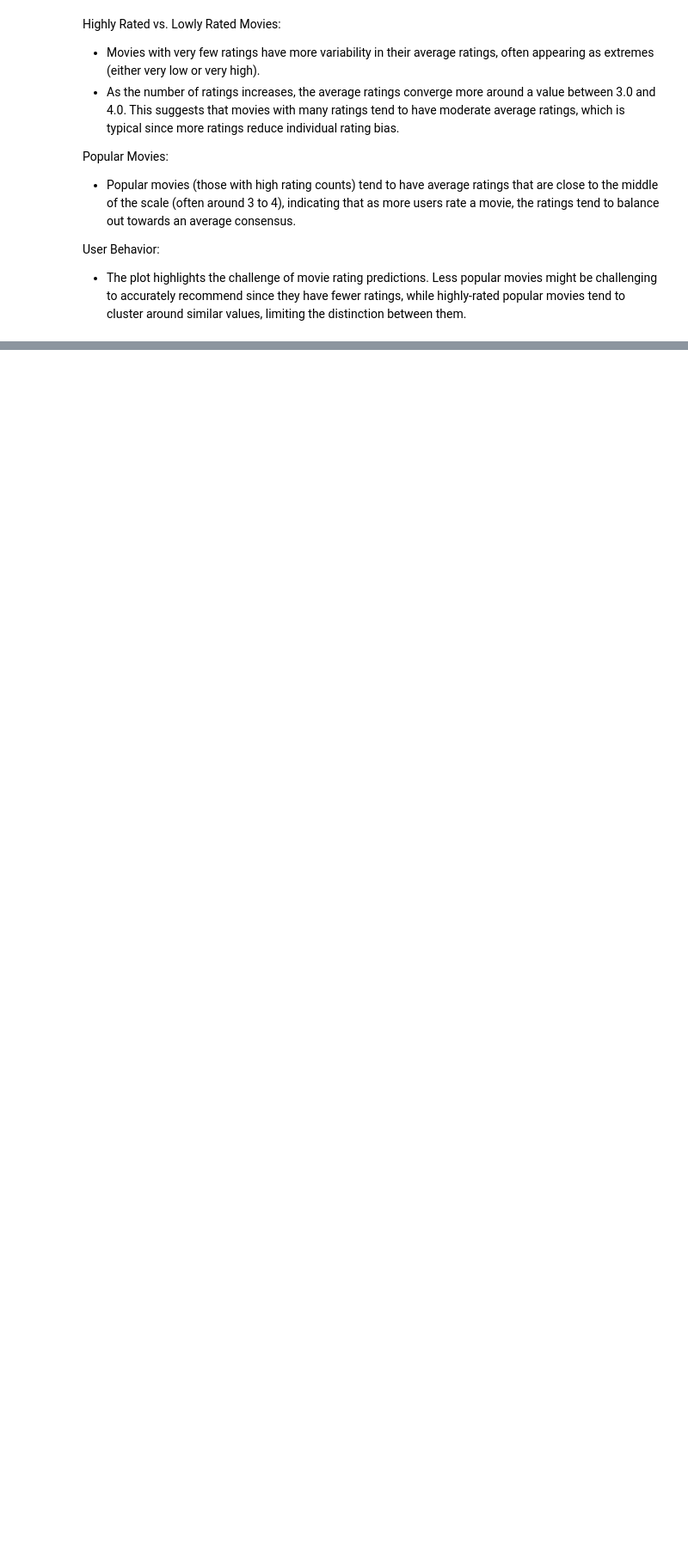
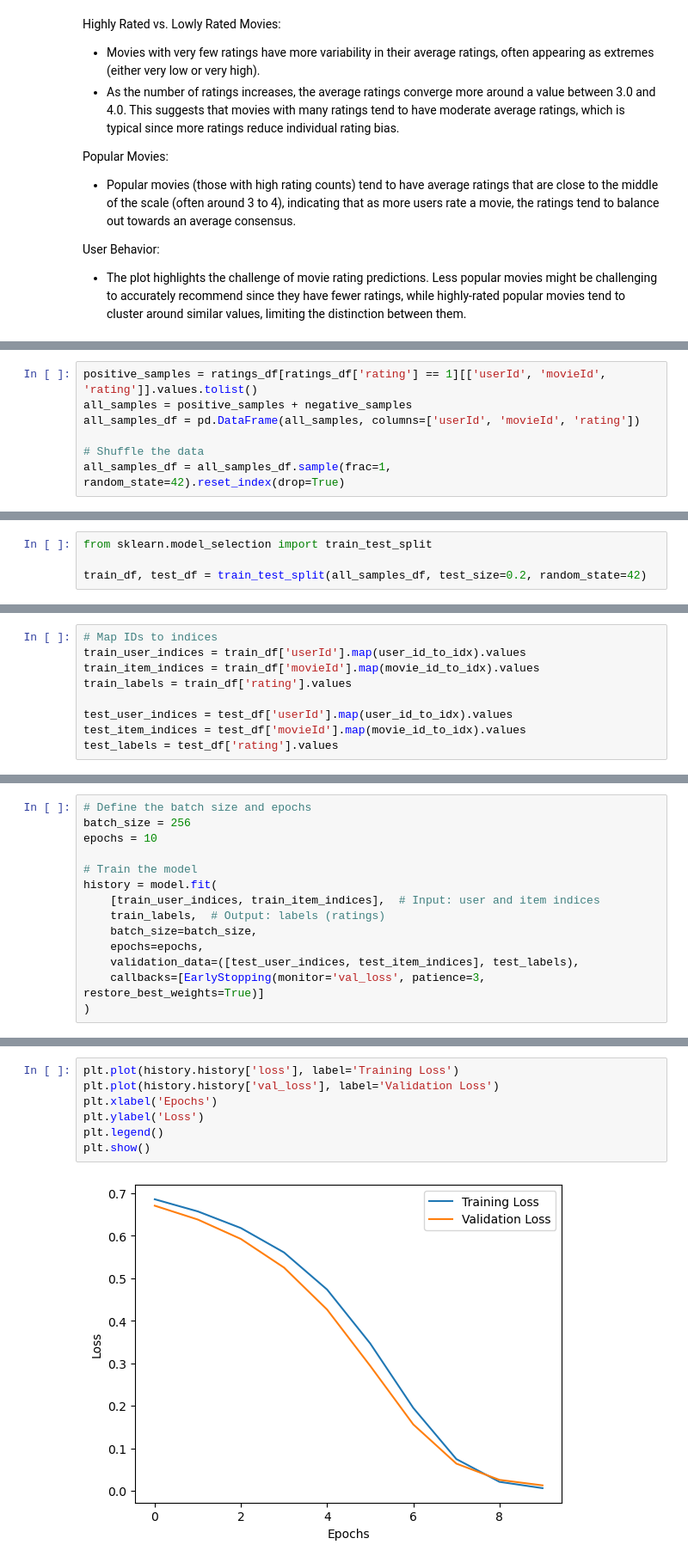
Before and after one commit to geomwangi007/Movie-Recommendation-System-Group_12-Project, a Jupyter notebook: Ipynbs/index.ipynb, the cells around one changed output, grey strips where cells are left out. Shown at 86% size. Cells and saved outputs as stored; diff of their text form; blank space fills up the shorter version.

```diff
--- a/Main.ipynb
+++ b/Ipynbs/index.ipynb
@@ -538,0 +1953,7 @@ User Behavior:
+# %%
+positive_samples = ratings_df[ratings_df['rating'] == 1][['userId', 'movieId', 'rating']].values.tolist()
+all_samples = positive_samples + negative_samples
+all_samples_df = pd.DataFrame(all_samples, columns=['userId', 'movieId', 'rating'])
+
+# Shuffle the data
+all_samples_df = all_samples_df.sample(frac=1, random_state=42).reset_index(drop=True)
@@ -538,0 +1962,4 @@ User Behavior:
+# %%
+from sklearn.model_selection import train_test_split
+
+train_df, test_df = train_test_split(all_samples_df, test_size=0.2, random_state=42)
@@ -538,0 +2028,9 @@ User Behavior:
+# %%
+# Map IDs to indices
+train_user_indices = train_df['userId'].map(user_id_to_idx).values
+train_item_indices = train_df['movieId'].map(movie_id_to_idx).values
+train_labels = train_df['rating'].values
+
+test_user_indices = test_df['userId'].map(user_id_to_idx).values
+test_item_indices = test_df['movieId'].map(movie_id_to_idx).values
+test_labels = test_df['rating'].values
@@ -538,0 +2039,14 @@ User Behavior:
+# %%
+# Define the batch size and epochs
+batch_size = 256
+epochs = 10
+
+# Train the model
+history = model.fit(
+    [train_user_indices, train_item_indices],  # Input: user and item indices
+    train_labels,  # Output: labels (ratings)
+    batch_size=batch_size,
+    epochs=epochs,
+    validation_data=([test_user_indices, test_item_indices], test_labels),
+    callbacks=[EarlyStopping(monitor='val_loss', patience=3, restore_best_weights=True)]
+)
@@ -538,0 +2076,9 @@ User Behavior:
+# %%
+plt.plot(history.history['loss'], label='Training Loss')
+plt.plot(history.history['val_loss'], label='Validation Loss')
+plt.xlabel('Epochs')
+plt.ylabel('Loss')
+plt.legend()
+plt.show()
+# %% [output]
+[figure, added]
```
Also changed, not shown: parts of 146 cells of this notebook.
